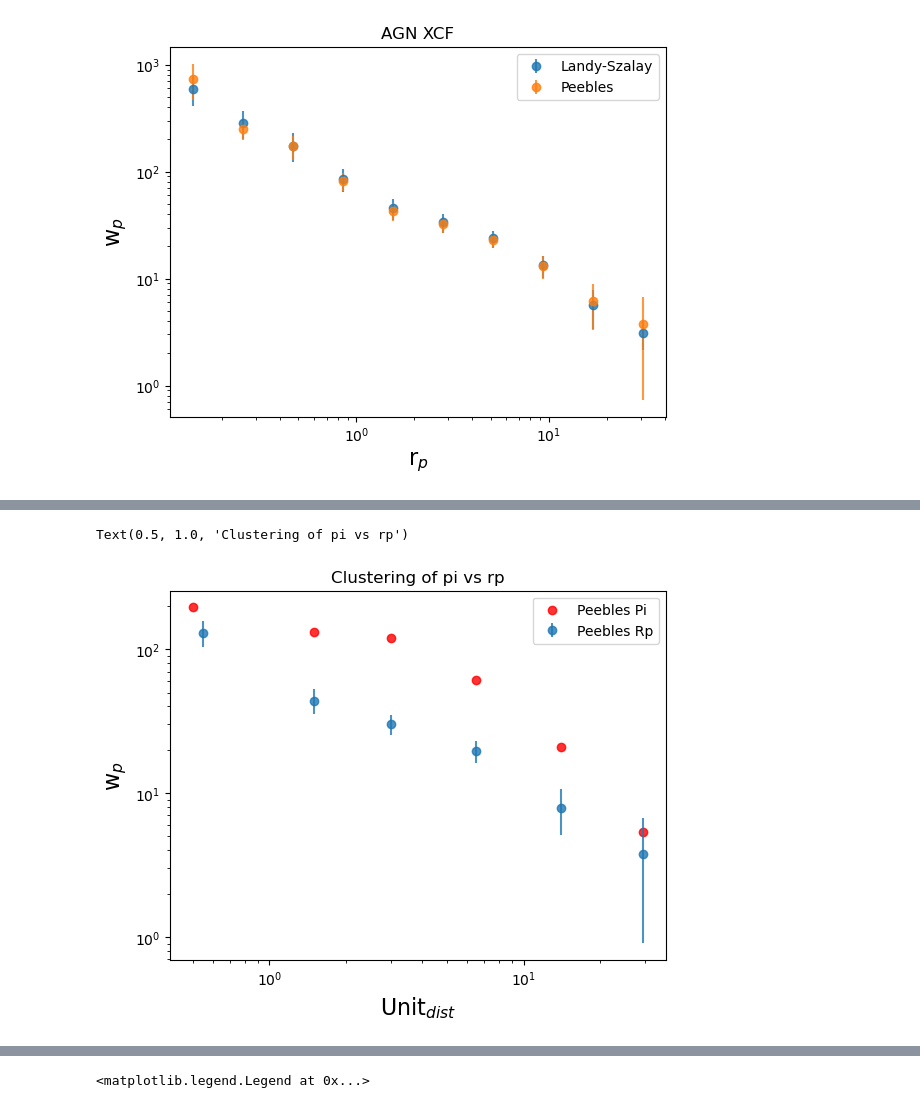
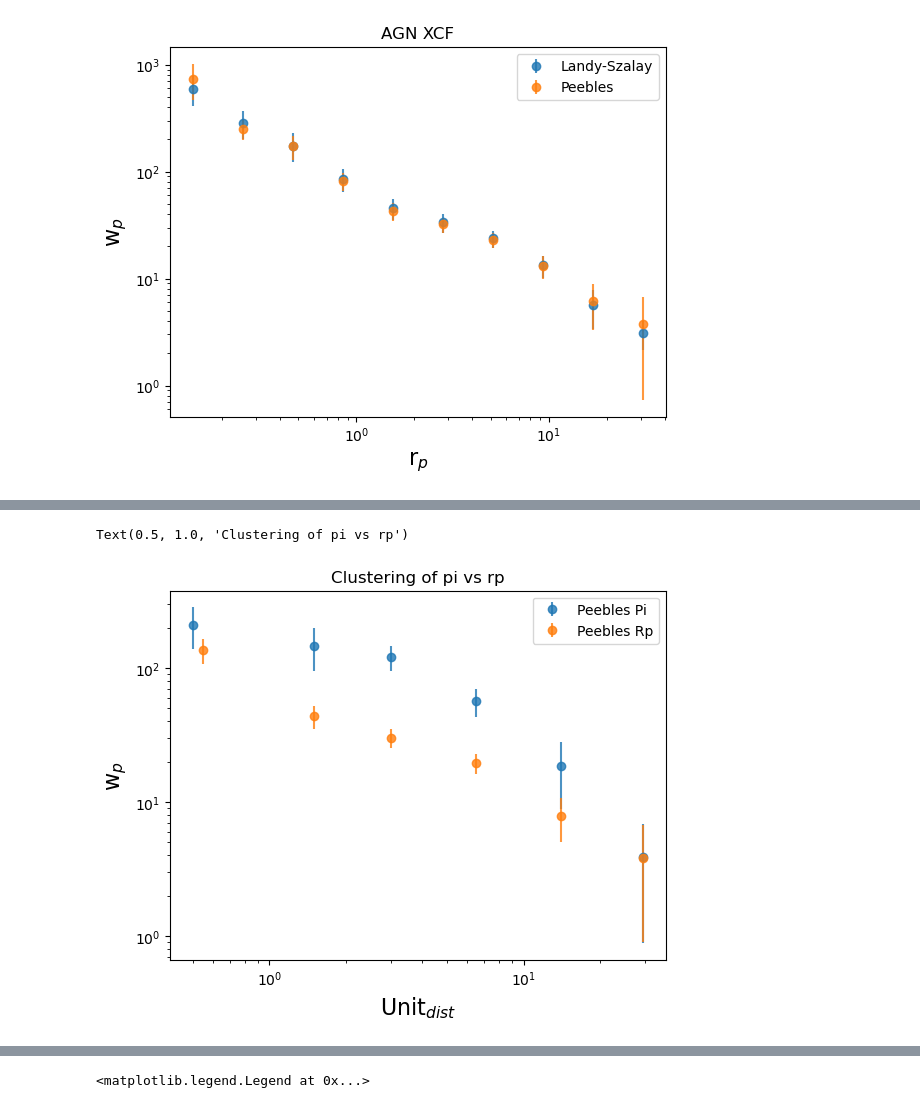
Before and after one commit to mcp74/AGNclustering, a Jupyter notebook: clustering_test.ipynb, the cells around one changed output, grey strips where cells are left out. Drawn from its saved outputs; the diff is of its cells as text; code cells hidden in the pictures.

```diff
--- a/clustering_test.ipynb
+++ b/clustering_test.ipynb
@@ -459,7 +566,7 @@ In gridlink_mocks_double> Running with [nmesh_x, nmesh_y, nmesh_z]  = 20,20,10.
 # %%
 # Collapsing 2d correlation function along rp- Peebles Estimator
 %autoreload 2
-pi,wppi_p = wz.cross_wppi(d1=agn, d2=gal, r1=arand, r2=grand, bins=bins, pibins=pibins, pimax=pimax, m=5, estimator='P')
+pi,wppi_p,wppi_p_err,cov = wz.cross_wppi(d1=agn, d2=gal, r1=arand, r2=grand, bins=bins, pibins=pibins, pimax=pimax, m=5, estimator='P')
 # %% [output]
 using LCDM cosmology: Om0=.3, H0=70
 In gridlink_mocks_double> Running with [nmesh_x, nmesh_y, nmesh_z]  = 19,18,9.  Time taken =   0.001 sec
@@ -550,15 +694,15 @@ In gridlink_mocks_double> Running with [nmesh_x, nmesh_y, nmesh_z]  = 20,20,9.
 # %%
 plt.yscale("log")
 plt.xscale("log")
-plt.scatter(pi,wppi_p,c='red',label='Peebles Pi',alpha=0.8)
+plt.errorbar(pi,wppi_p,yerr=wppi_p_err,fmt='o',label='Peebles Pi',alpha=0.8)
 plt.errorbar(rp_mod,wp_agp_mod,yerr=wp_agp_err_mod,fmt='o',label='Peebles Rp',alpha=0.8)
 plt.legend()
 plt.xlabel('Unit$_{dist}$',fontsize=16, )
 plt.ylabel('w$_{p}$',fontsize=16)
 plt.title('Clustering of pi vs rp')
 # %% [output]
 Text(0.5, 1.0, 'Clustering of pi vs rp')
-[figure, old version]
+[figure, new version]
 # %%
 rp_mod,wp_ag_mod,wp_ag_mod_err,Mag= w.cross_wp(d1=agn, d2=gal, r1=arand, r2=grand, bins=binsmod, pimax=pimax, m=5, estimator='L')
 # %% [output]
```
Also changed, not shown: parts of 14 cells of this notebook, 3 other files.
